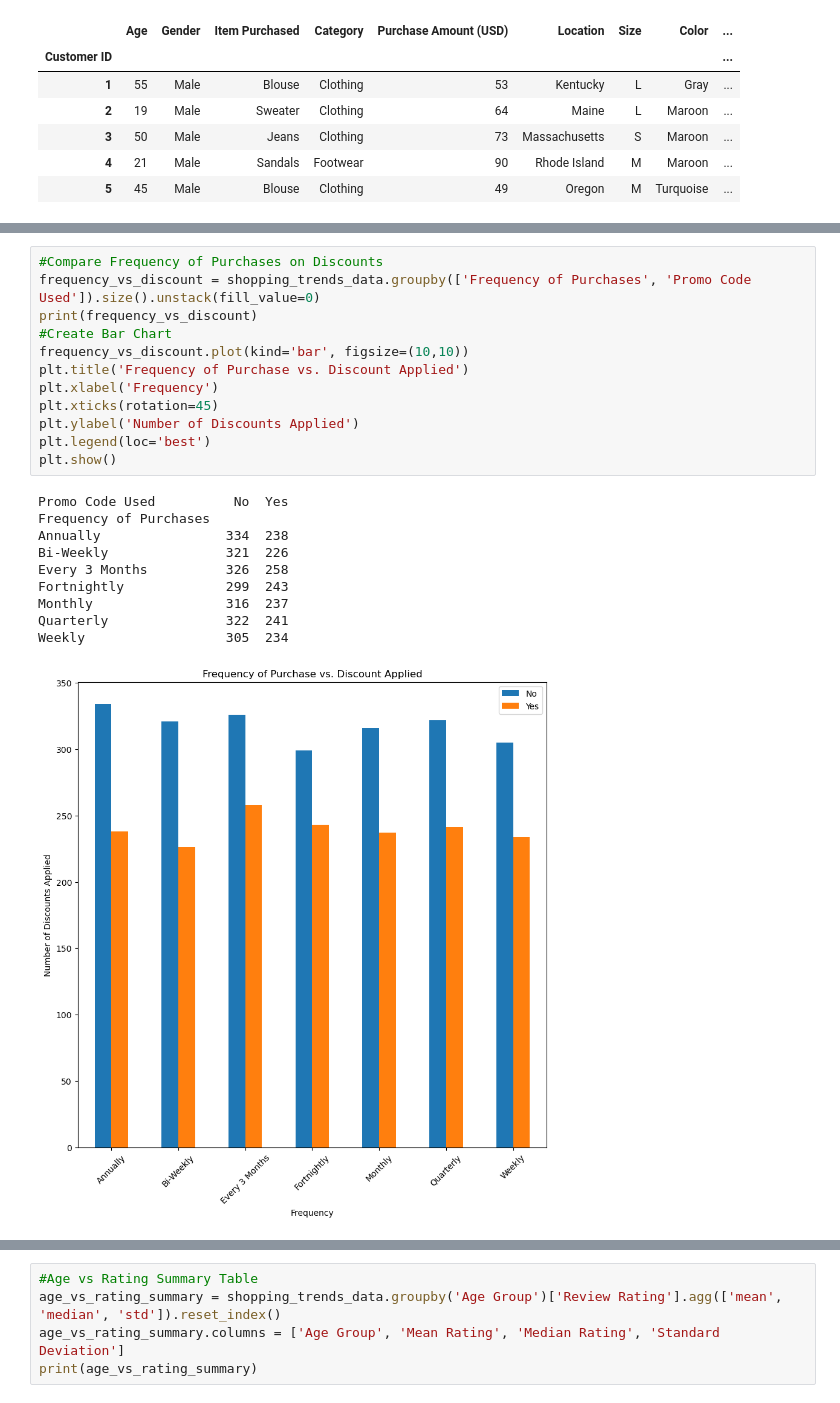
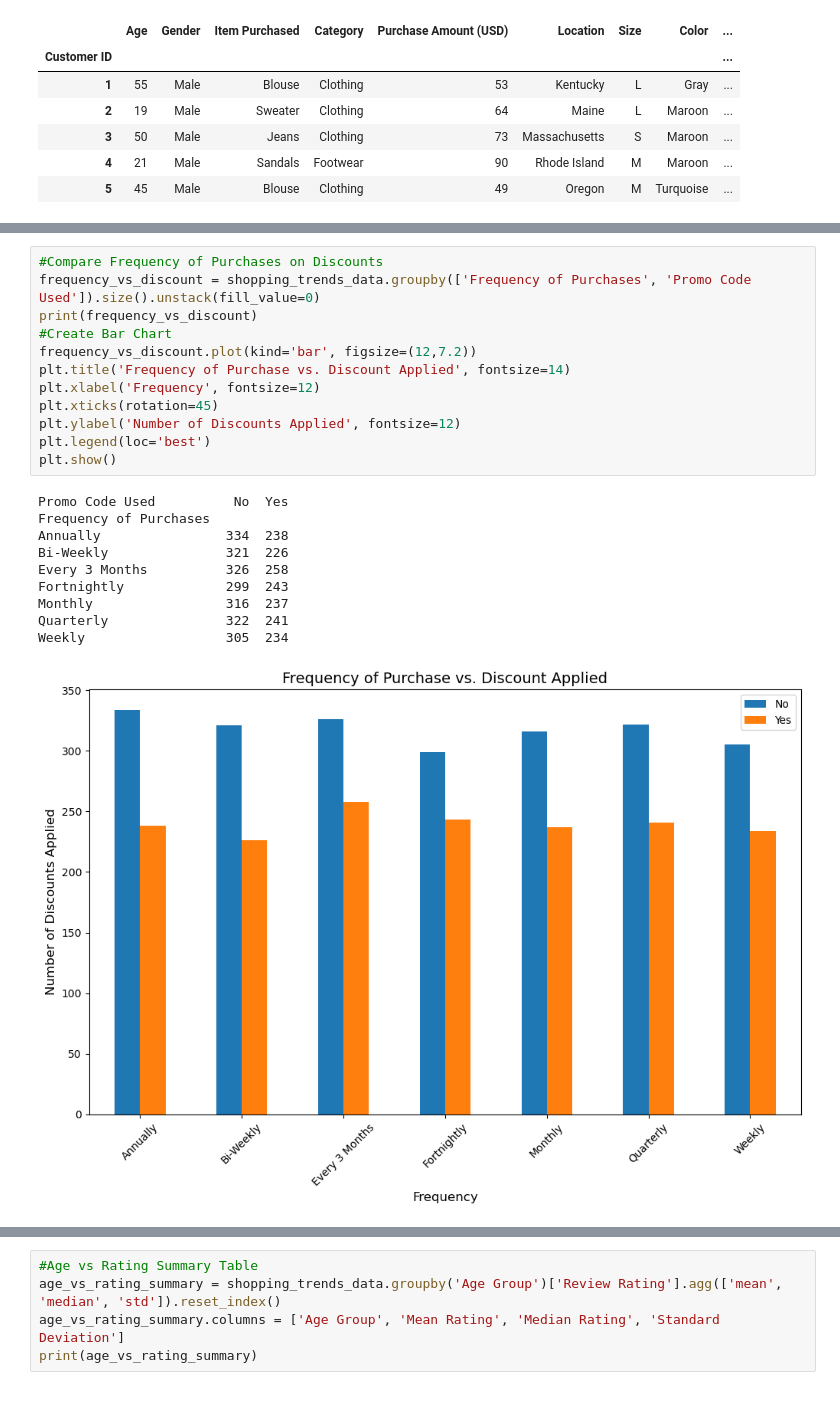
Before and after one commit to dsyrjanen/Project-1, a Jupyter notebook: shopping_trends.ipynb, the cells around one changed output, grey strips where cells are left out. Saved outputs shown, nothing was run; the diff lists cells and outputs as text.

```diff
--- a/shopping_trends.ipynb
+++ b/shopping_trends.ipynb
@@ -95,26 +154,26 @@ Winter           554  417
 # %%
 #Compare Frequency of Purchases on Discounts
 frequency_vs_discount = shopping_trends_data.groupby(['Frequency of Purchases', 'Promo Code Used']).size().unstack(fill_value=0)
 print(frequency_vs_discount)
 #Create Bar Chart
-frequency_vs_discount.plot(kind='bar', figsize=(10,10))
-plt.title('Frequency of Purchase vs. Discount Applied')
-plt.xlabel('Frequency')
+frequency_vs_discount.plot(kind='bar', figsize=(12,7.2))
+plt.title('Frequency of Purchase vs. Discount Applied', fontsize=14)
+plt.xlabel('Frequency', fontsize=12)
 plt.xticks(rotation=45)
-plt.ylabel('Number of Discounts Applied')
+plt.ylabel('Number of Discounts Applied', fontsize=12)
 plt.legend(loc='best')
 plt.show()
 # %% [output]
 Promo Code Used          No  Yes
 Frequency of Purchases
 Annually                334  238
 Bi-Weekly               321  226
 Every 3 Months          326  258
 Fortnightly             299  243
 Monthly                 316  237
 Quarterly               322  241
 Weekly                  305  234
-[figure, old version]
+[figure, new version]
 # %%
 #Compare Season and Category
 season_vs_category = shopping_trends_data.groupby(['Season', 'Category']).size().reset_index(name='Count')
```
Also changed, not shown: parts of 13 cells of this notebook.
